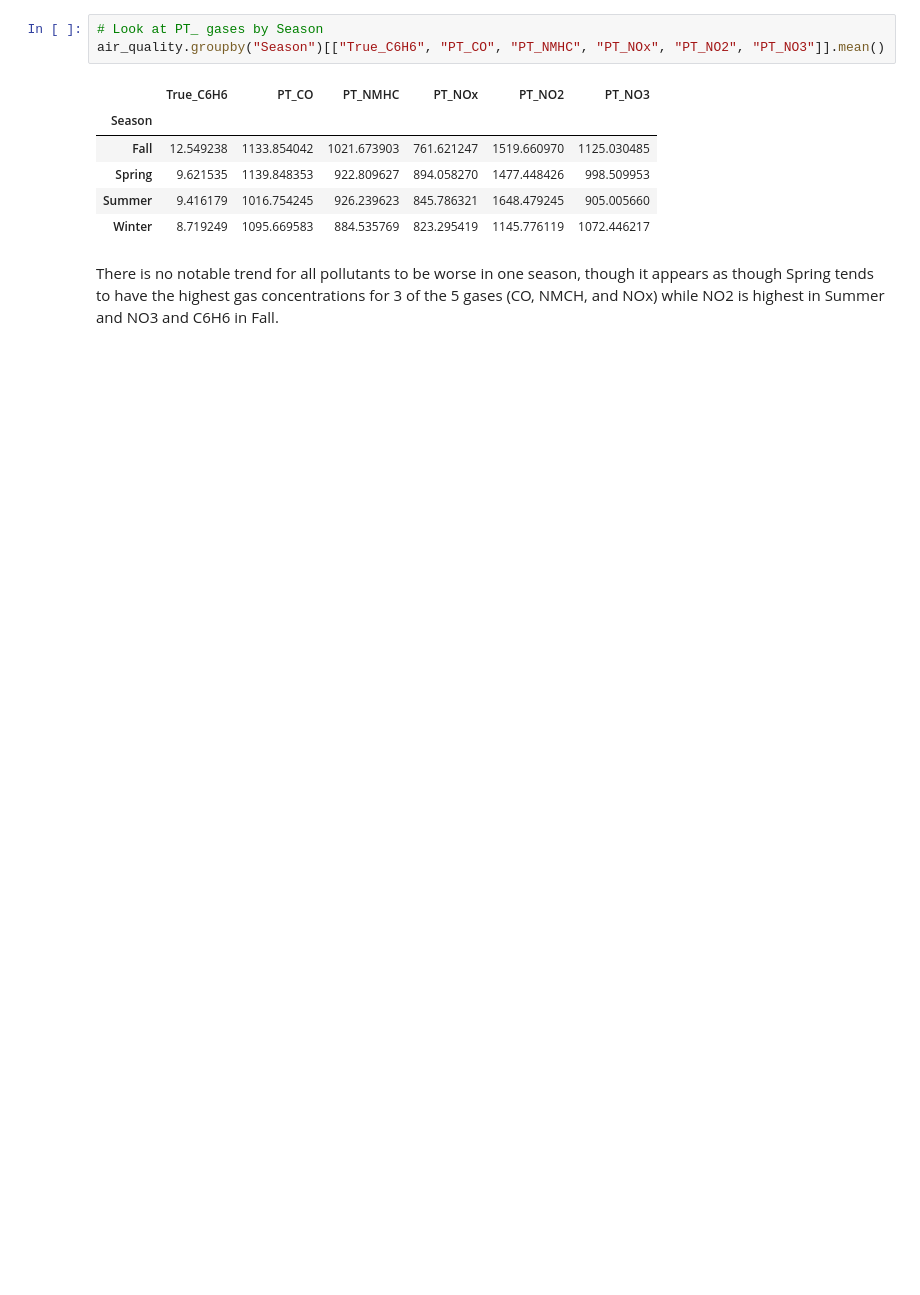
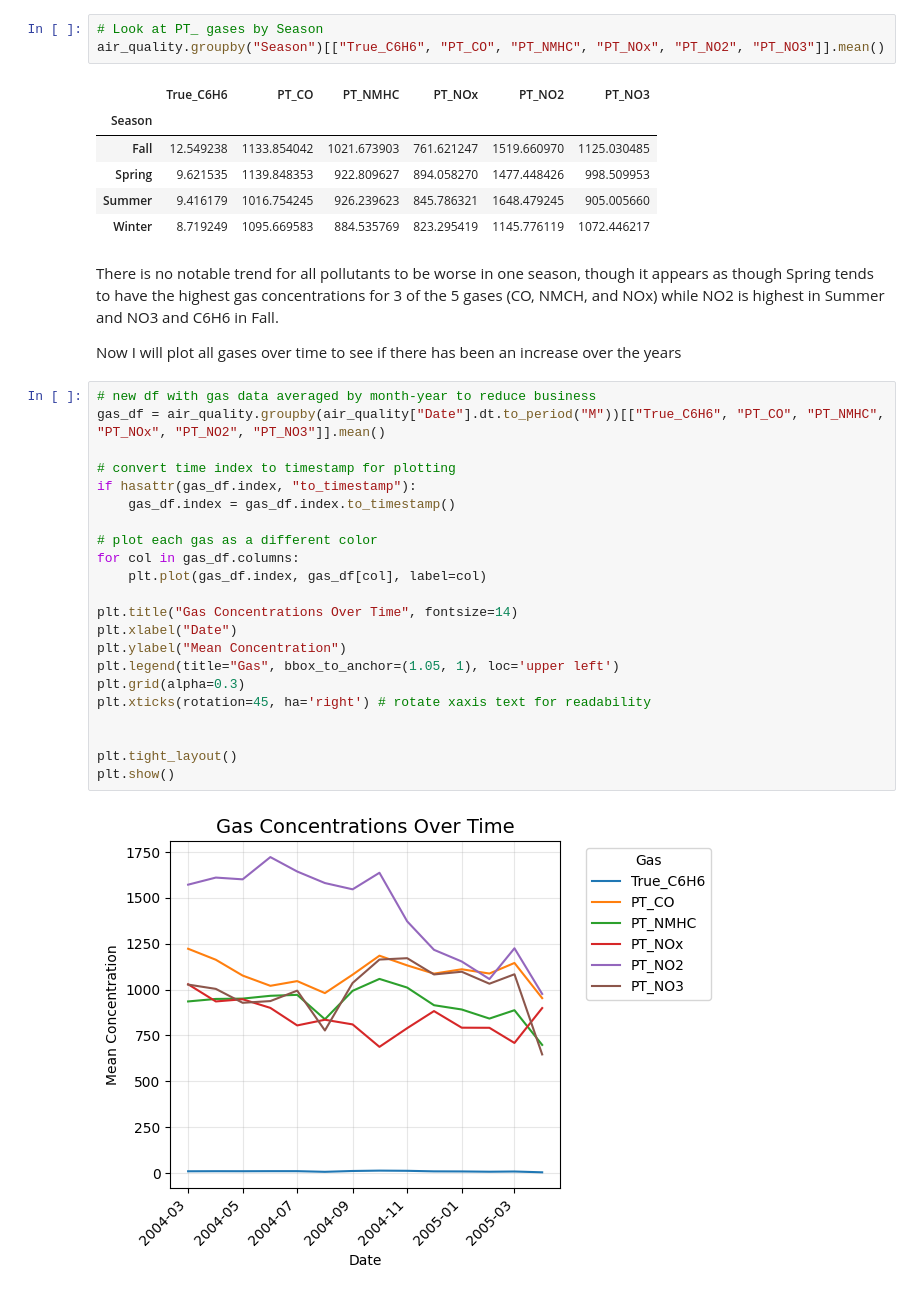
Before and after one commit to shuodeng521-sys/ST-554-Project1-Shuo-Anna-Jillian, a Jupyter notebook: Task2/Greene_Project1_Task2.ipynb, the cells around one changed output. Cells and saved outputs as stored; diff of their text form; blank space fills up the shorter version.

```diff
--- a/Task2/Greene_Project1_Task2.ipynb
+++ b/Task2/Greene_Project1_Task2.ipynb
@@ -320,3 +334,29 @@ air_quality.groupby("Season")[["True_C6H6", "PT_CO", "PT_NMHC", "PT_NOx", "PT_NO
 | Winter | 8.719249 | 1095.669583 | 884.535769 | 823.295419 | 1145.776119 | 1072.446217 |
 # %% [markdown]
 There is no notable trend for all pollutants to be worse in one season, though it appears as though Spring tends to have the highest gas concentrations for 3 of the 5 gases (CO, NMCH, and NOx) while NO2 is highest in Summer and NO3 and C6H6 in Fall.
+
+Now I will plot all gases over time to see if there has been an increase over the years
+# %%
+# new df with gas data averaged by month-year to reduce business
+gas_df = air_quality.groupby(air_quality["Date"].dt.to_period("M"))[["True_C6H6", "PT_CO", "PT_NMHC", "PT_NOx", "PT_NO2", "PT_NO3"]].mean()
+
+# convert time index to timestamp for plotting
+if hasattr(gas_df.index, "to_timestamp"):
+    gas_df.index = gas_df.index.to_timestamp()
+
+# plot each gas as a different color
+for col in gas_df.columns:
+    plt.plot(gas_df.index, gas_df[col], label=col)
+
+plt.title("Gas Concentrations Over Time", fontsize=14)
+plt.xlabel("Date")
+plt.ylabel("Mean Concentration")
+plt.legend(title="Gas", bbox_to_anchor=(1.05, 1), loc='upper left')
+plt.grid(alpha=0.3)
+plt.xticks(rotation=45, ha='right') # rotate xaxis text for readability
+
+
+plt.tight_layout()
+plt.show()
+# %% [output]
+[figure, added]
```
Also changed, not shown: parts of 5 cells of this notebook.
